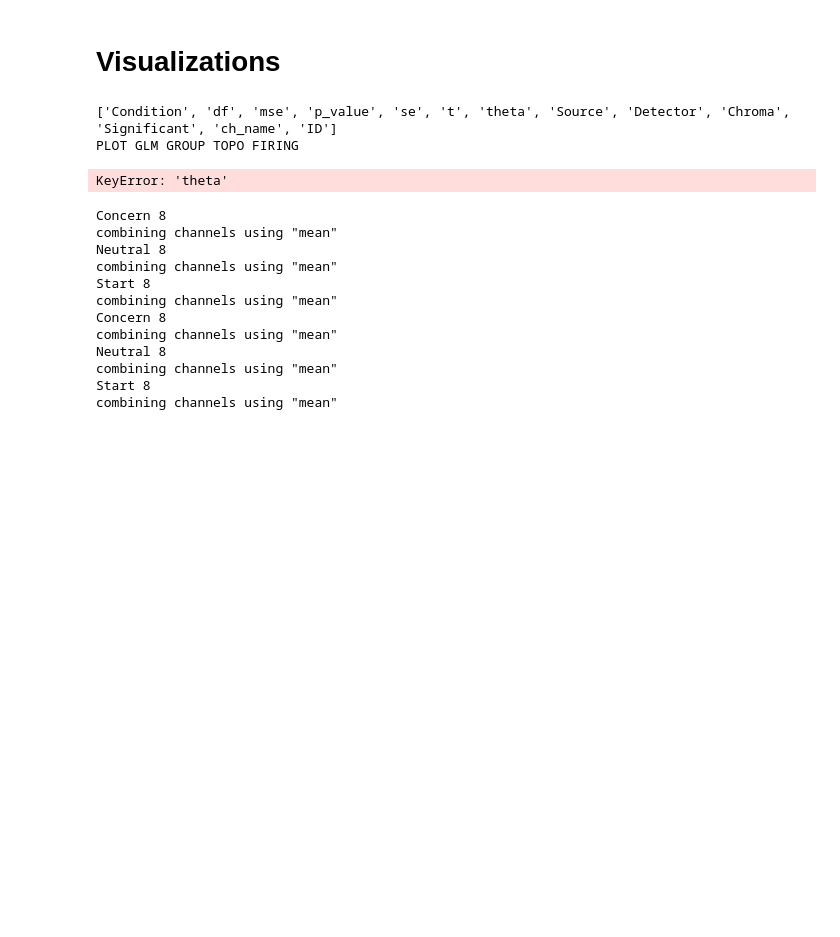
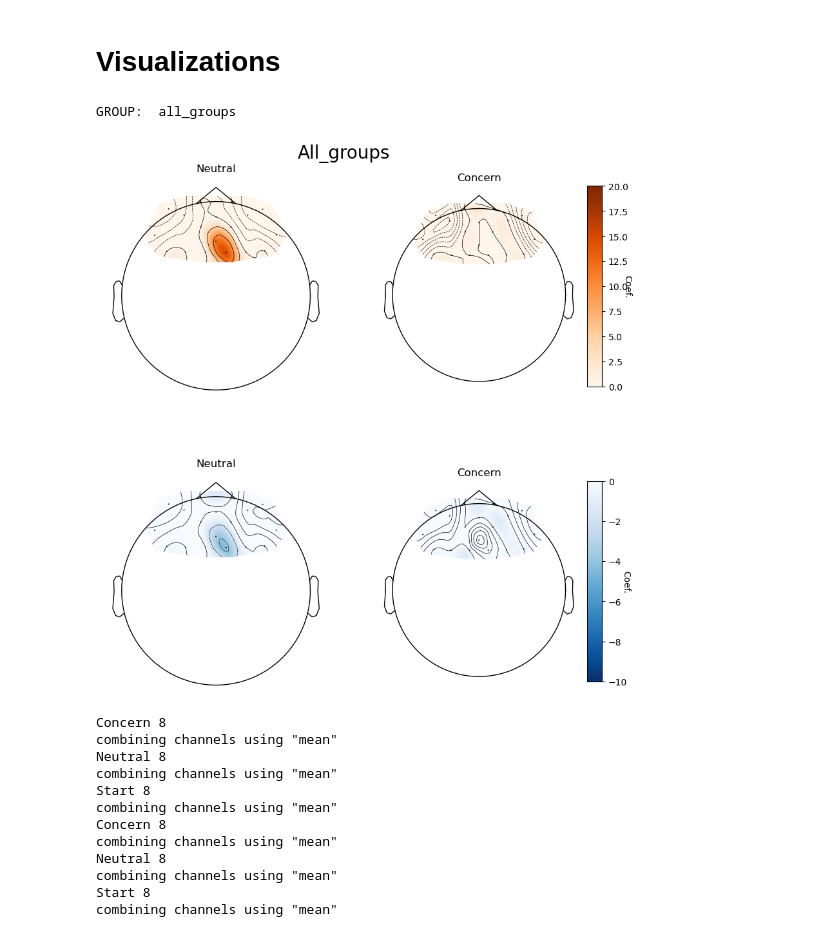
Before and after one commit to nolanrbrady/fNIRs-data-pipeline, a Jupyter notebook: python/home.ipynb, the cells around one changed output. Cells and saved outputs as stored; diff of their text form; code cells hidden in the pictures; blank space fills up the shorter version.

Commit message:
Add titles to the topological graphs

```diff
--- a/python/home.ipynb
+++ b/python/home.ipynb
@@ -183,18 +183,16 @@ GLM Dataframe Generated. Finding all significant channels
 # %%
 # Group Visualization
 importlib.reload(visualizations)
 groups = list(group_data.keys())
 for group in groups:
     # channels_df, contrasts_df, significant_channels, all_data = group_data['direct'].values()
     channels_df, contrasts_df, significant_channels, all_data = group_data[group].values()
 
     raw_haemo = all_data[0]['raw_haemo']
-
-    visualizations.group_topological_visualisation(channels_df, columns_for_glm_contrast, raw_haemo)
+    visualizations.group_topological_visualisation(channels_df, columns_for_glm_contrast, raw_haemo, group)
 # %% [output]
-['Condition', 'df', 'mse', 'p_value', 'se', 't', 'theta', 'Source', 'Detector', 'Chroma', 'Significant', 'ch_name', 'ID']
-PLOT GLM GROUP TOPO FIRING
+GROUP:  all_groups
-KeyError: 'theta'
+[figure, added]
 # %%
 importlib.reload(visualizations)
 visualizations.plot_waveform_analysis(all_evokeds, variable_epoch_time)
```
Also changed, not shown: parts of 7 cells of this notebook.
